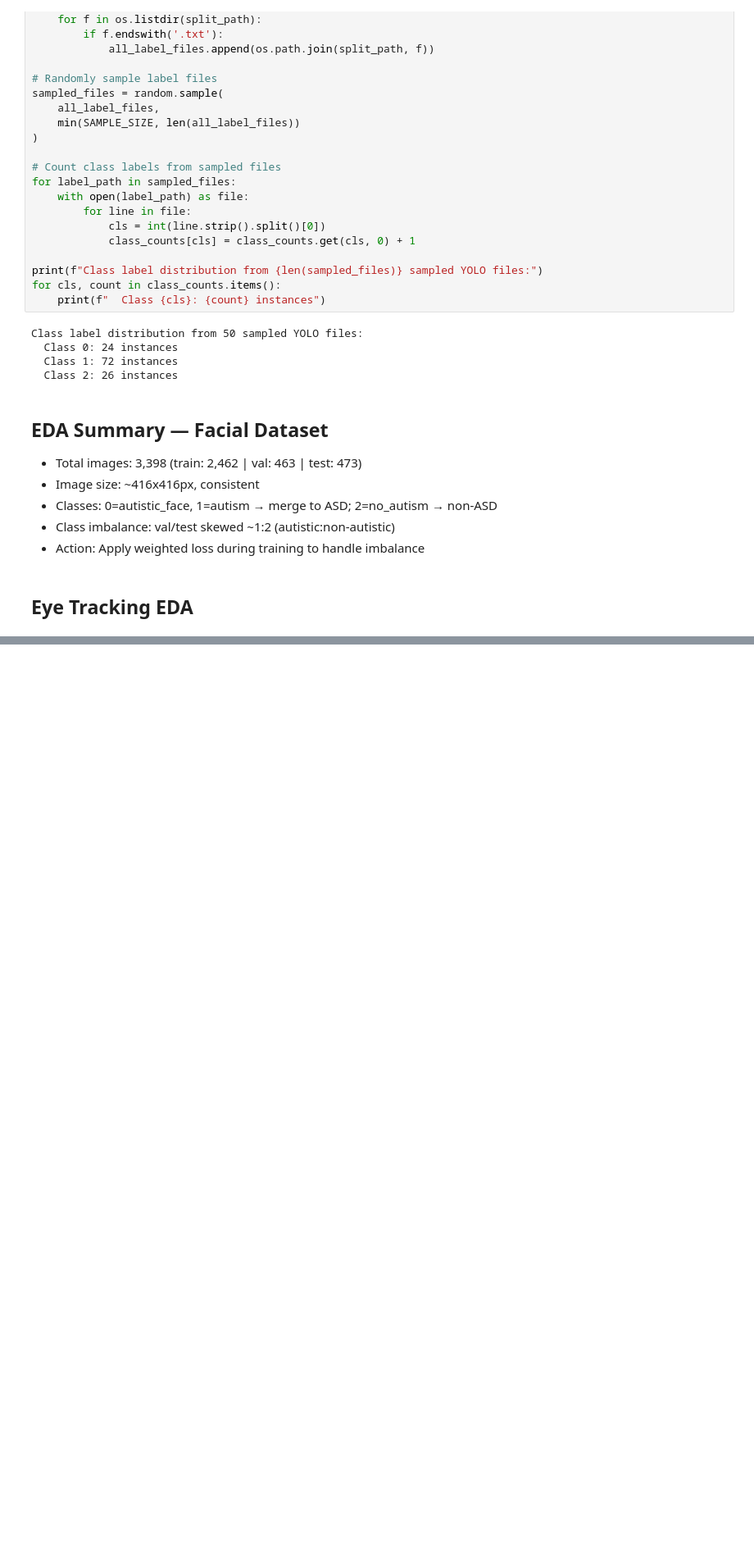
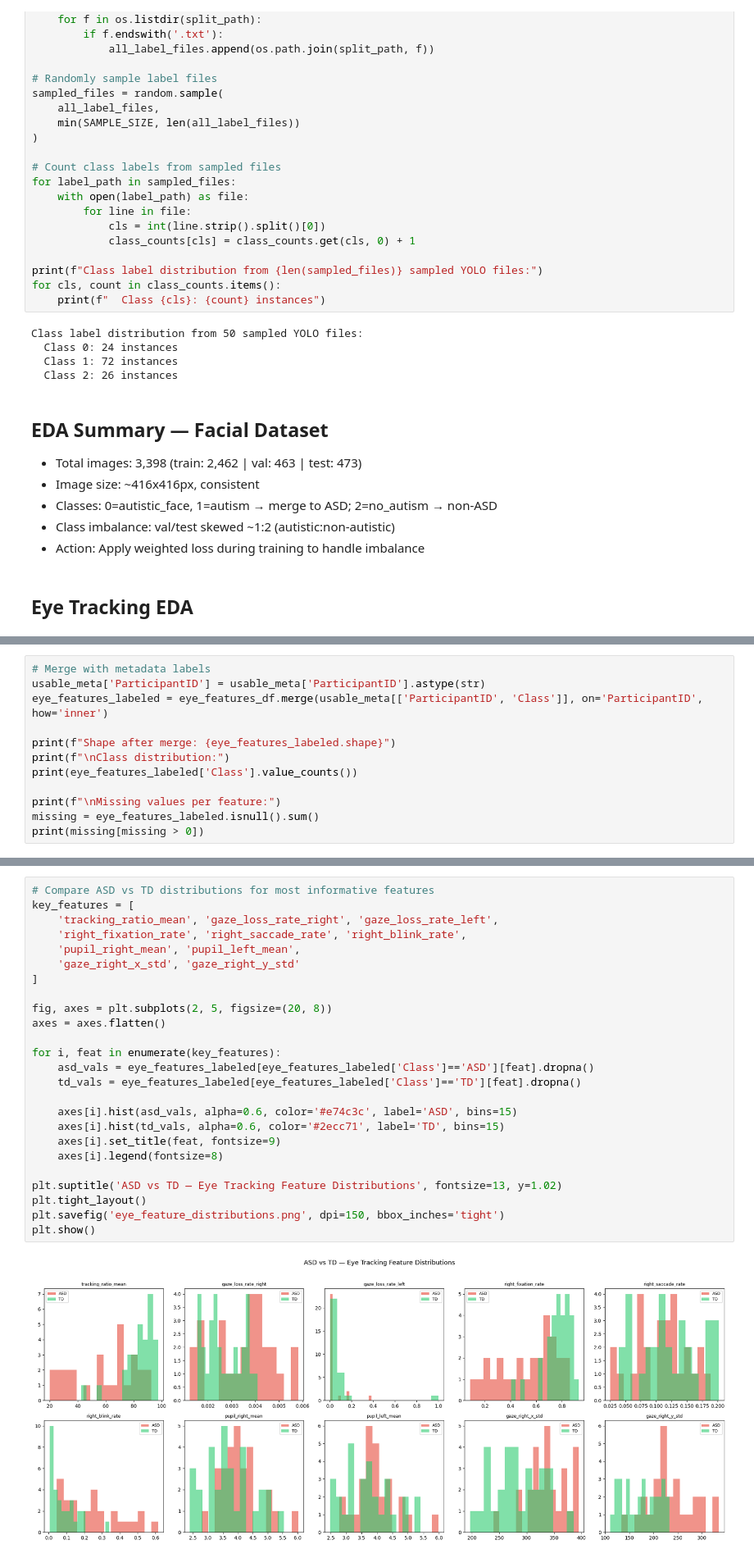
Before and after one commit to BBWorksB/autism-multimodal-fusion, a Jupyter notebook: notebooks/01_eda.ipynb, the cells around one changed output, grey strips where cells are left out. Shown at 82% size. Drawn from its saved outputs; the diff is of its cells as text; blank space fills up the shorter version.

```diff
--- a/notebooks/01_eda.ipynb
+++ b/notebooks/01_eda.ipynb
@@ -220,0 +622,12 @@ print(f"Total CSV files found: {len(othereye_files)}")
+# %%
+# Merge with metadata labels
+usable_meta['ParticipantID'] = usable_meta['ParticipantID'].astype(str)
+eye_features_labeled = eye_features_df.merge(usable_meta[['ParticipantID', 'Class']], on='ParticipantID', how='inner')
+
+print(f"Shape after merge: {eye_features_labeled.shape}")
+print(f"\nClass distribution:")
+print(eye_features_labeled['Class'].value_counts())
+
+print(f"\nMissing values per feature:")
+missing = eye_features_labeled.isnull().sum()
+print(missing[missing > 0])
@@ -220,0 +664,27 @@ print(f"Total CSV files found: {len(othereye_files)}")
+# %%
+# Compare ASD vs TD distributions for most informative features
+key_features = [
+    'tracking_ratio_mean', 'gaze_loss_rate_right', 'gaze_loss_rate_left',
+    'right_fixation_rate', 'right_saccade_rate', 'right_blink_rate',
+    'pupil_right_mean', 'pupil_left_mean',
+    'gaze_right_x_std', 'gaze_right_y_std'
+]
+
+fig, axes = plt.subplots(2, 5, figsize=(20, 8))
+axes = axes.flatten()
+
+for i, feat in enumerate(key_features):
+    asd_vals = eye_features_labeled[eye_features_labeled['Class']=='ASD'][feat].dropna()
+    td_vals = eye_features_labeled[eye_features_labeled['Class']=='TD'][feat].dropna()
+
+    axes[i].hist(asd_vals, alpha=0.6, color='#e74c3c', label='ASD', bins=15)
+    axes[i].hist(td_vals, alpha=0.6, color='#2ecc71', label='TD', bins=15)
+    axes[i].set_title(feat, fontsize=9)
+    axes[i].legend(fontsize=8)
+
+plt.suptitle('ASD vs TD — Eye Tracking Feature Distributions', fontsize=13, y=1.02)
+plt.tight_layout()
+plt.savefig('eye_feature_distributions.png', dpi=150, bbox_inches='tight')
+plt.show()
+# %% [output]
+[figure, added]
```
Also changed, not shown: parts of 25 cells of this notebook, 3 other files.
